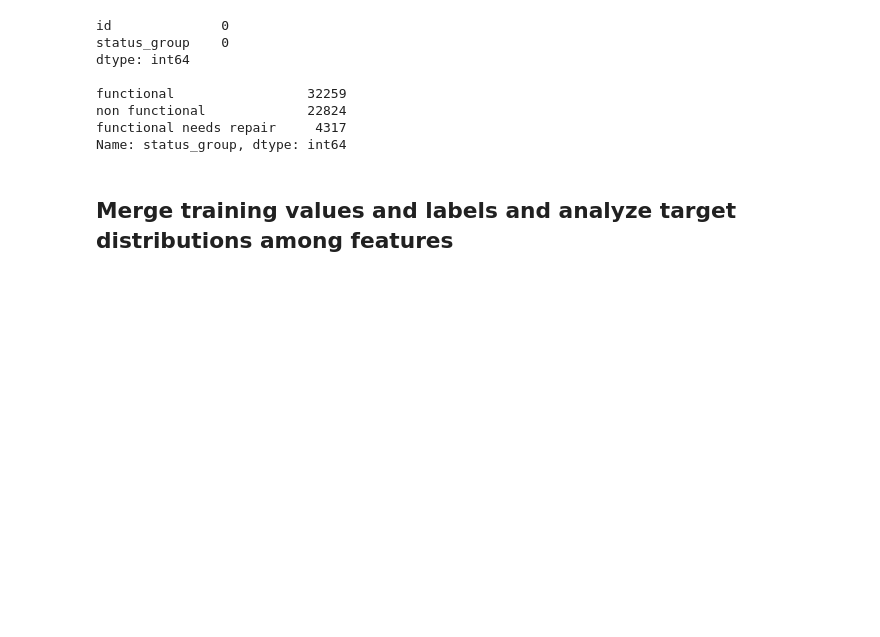
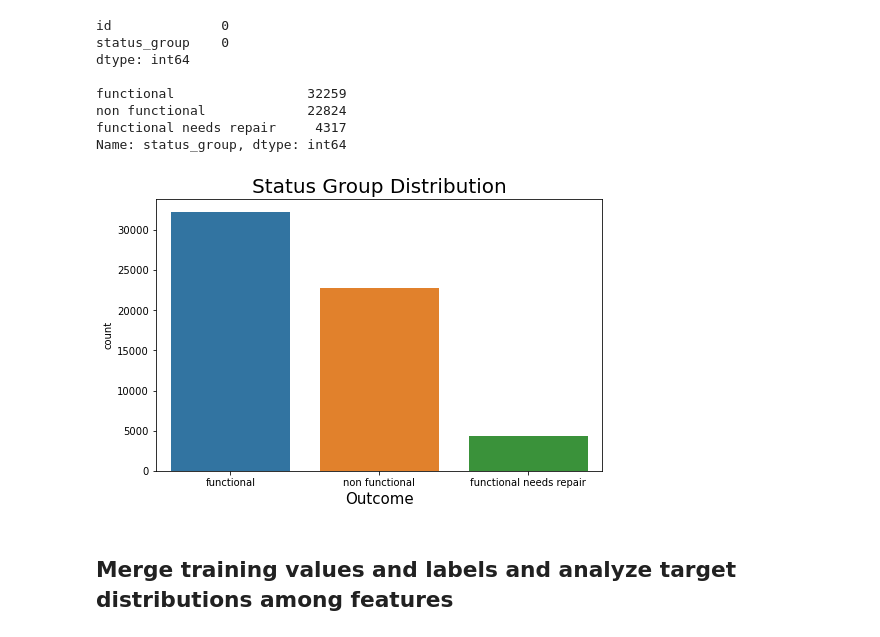
Before and after one commit to joshblumer/dsc-phase-3-project, a Jupyter notebook: EDA.ipynb, the cells around one changed output. Cells and saved outputs as stored; diff of their text form; code cells hidden in the pictures; blank space fills up the shorter version.

```diff
--- a/EDA.ipynb
+++ b/EDA.ipynb
@@ -371,7 +371,7 @@ dtype: int64
 # %%
 # Import training set labels
 
-df_labels = pd.read_csv('trainingsetlabels.csv')
+df_labels = pd.read_csv('DrivenData Files/trainingsetlabels.csv')
 df_labels.head()
 # %% [output]
 |  | id | status_group |
@@ -395,6 +395,13 @@ functional                 32259
 non functional             22824
 functional needs repair     4317
 Name: status_group, dtype: int64
+# %%
+plt.figure(figsize = (8,5))
+sns.countplot(x = df_labels['status_group'], data = df_labels)
+plt.title('Status Group Distribution', fontsize = 20)
+plt.xlabel('Outcome', fontsize = 15);
+# %% [output]
+[figure, added]
 # %% [markdown]
 ## Merge training values and labels and analyze target distributions among features
 # %%
```
Also changed, not shown: parts of 1 cell of this notebook, 15 other files.
